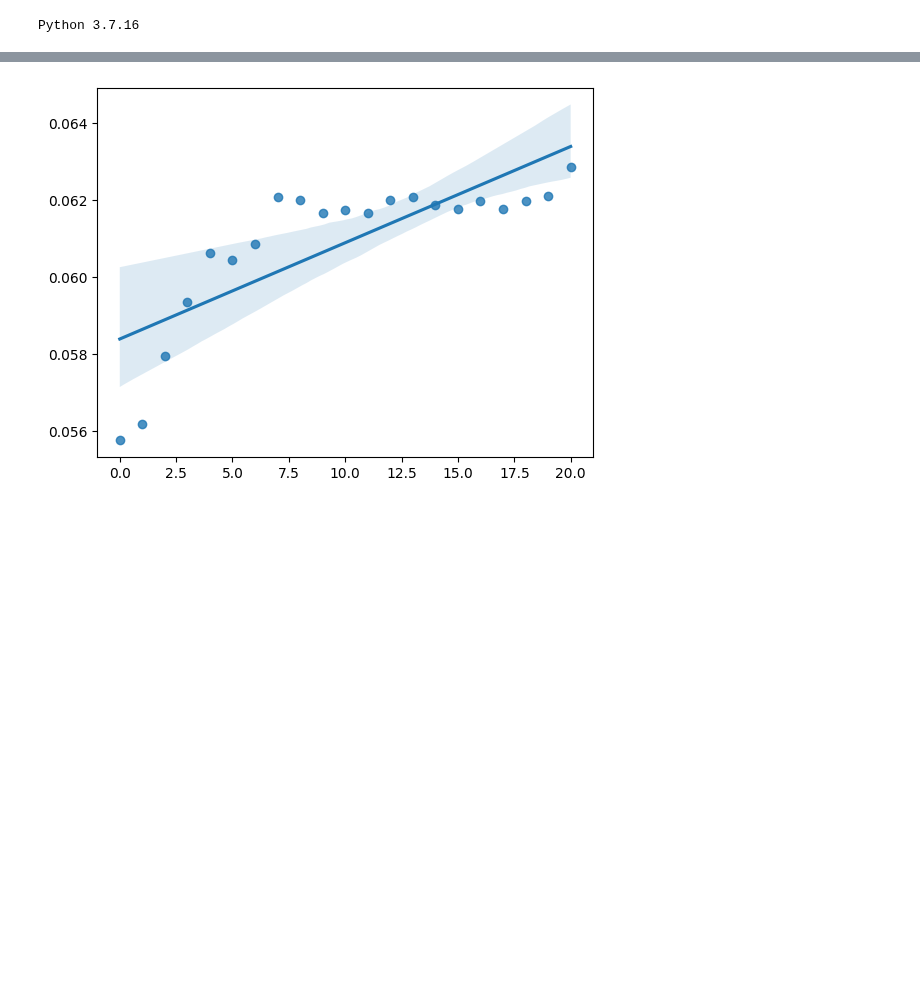
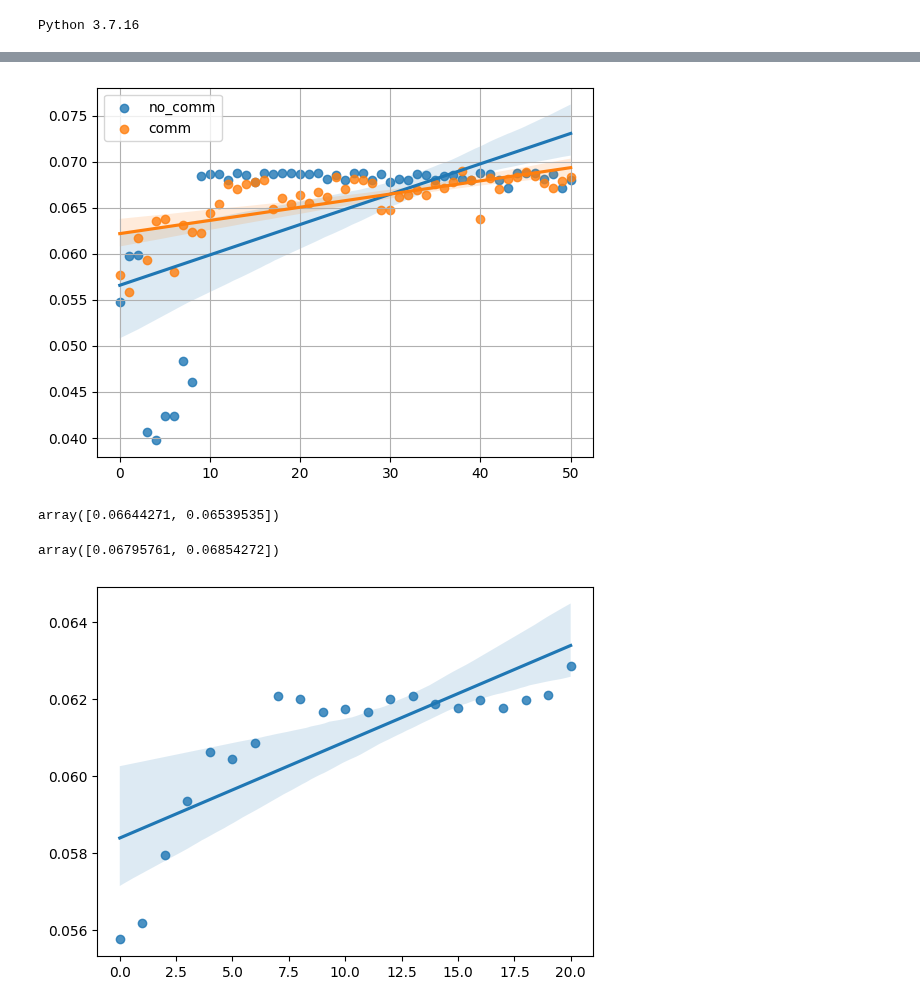
Before and after one commit to i4ata/BScProject, a Jupyter notebook: ppo_negotiation_simplified/PPO_negotiation_tryouts.ipynb, the cells around one changed output, grey strips where cells are left out. Drawn from its saved outputs; the diff is of its cells as text; code cells hidden in the pictures; blank space fills up the shorter version.

```diff
--- a/ppo_negotiation_simplified/PPO_negotiation_tryouts.ipynb
+++ b/ppo_negotiation_simplified/PPO_negotiation_tryouts.ipynb
@@ -13,4 +13,4 @@ import torch
 # %%
 envs = helpers.create_envs(yamls_filename='2_region_yamls', n=10, num_discrete_action_levels=5)
 agents = helpers.create_agents(envs[0])
-agents
+agents_no_negotiation = helpers.create_agents(envs[0])
@@ -19,2 +17,3 @@ agents
-# %%
-a, b = helpers.train(agents, envs)
+# %%
+a, b = helpers.train_no_comm(agents_no_negotiation, envs, )
+c, d = helpers.train_with_comm(agents, envs)
@@ -21,3 +48,19 @@ a, b = helpers.train(agents, envs)
+# %%
+sns.regplot(x = np.arange(len(d)), y = b[:, 1], label='no_comm')
+sns.regplot(x = np.arange(len(b)), y = d[:, 1], label='comm')
+plt.grid()
+plt.legend()
+plt.show()
+# %% [output]
+[figure, added]
+# %%
+helpers.eval_agents_with_comm_deterministic(agents, envs[0])
+# %% [output]
+array([0.06644271, 0.06539535])
+# %%
+helpers.eval_deterministic(agents_no_negotiation, envs[0])
+# %% [output]
+array([0.06795761, 0.06854272])
 # %%
 sns.regplot(x = np.arange(len(a)), y = a[:, 0])
 plt.show()
```
Also changed, not shown: parts of 4 cells of this notebook, 29 other files.
